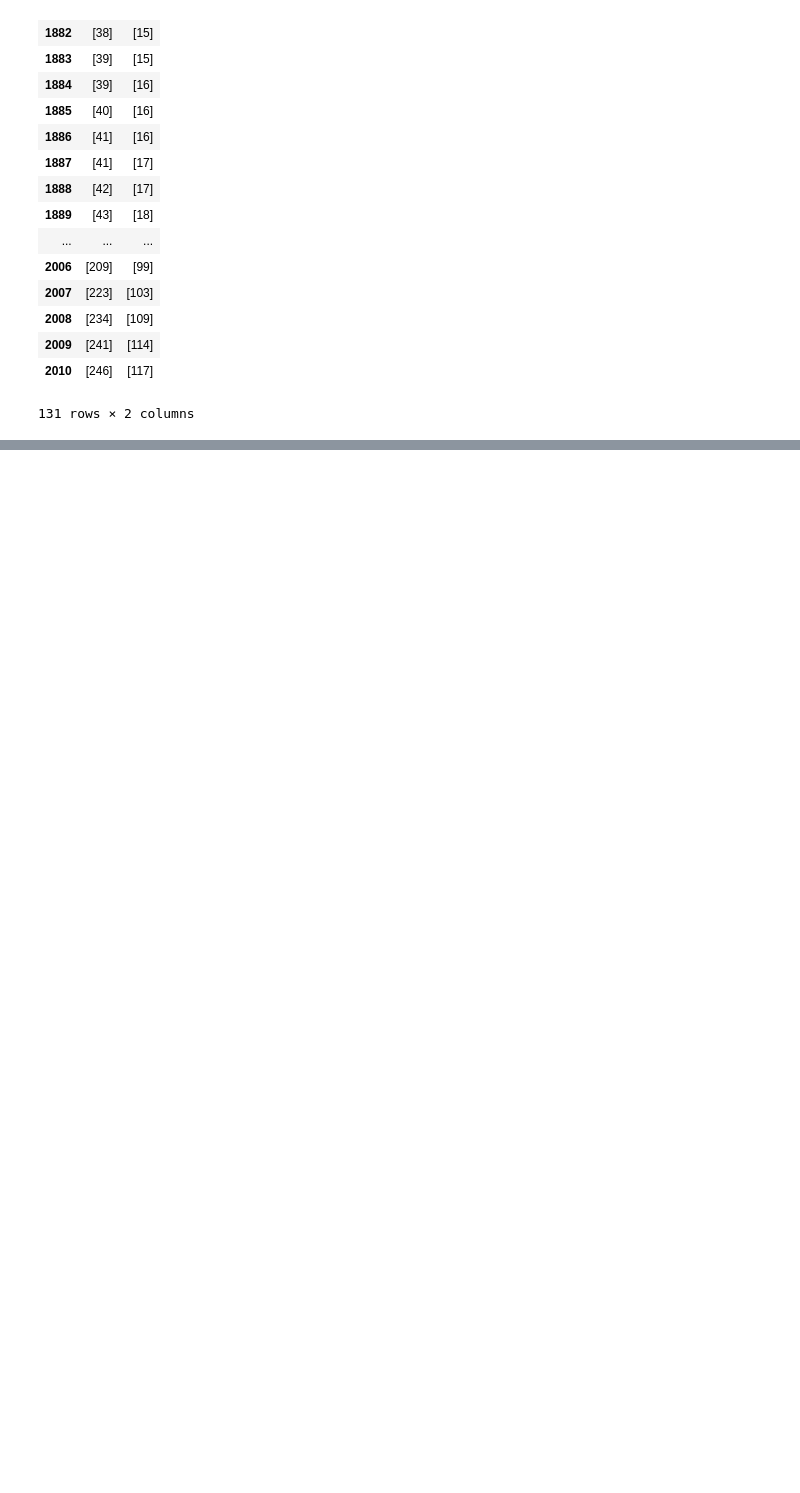
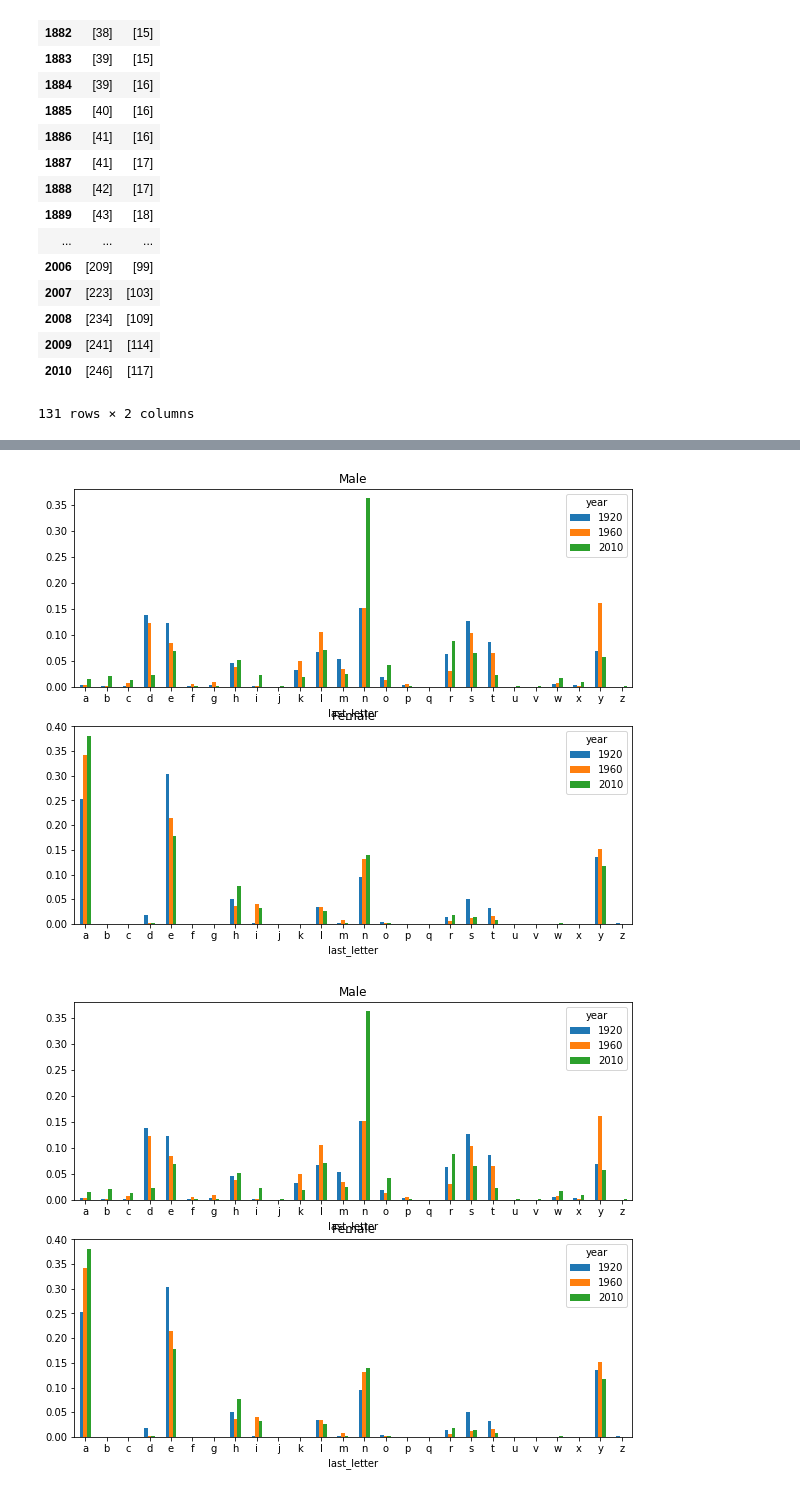
Before and after one commit to ab300819/py-utils, a Jupyter notebook: jupyter/analysis_baby_name.ipynb, the cells around one changed output, grey strips where cells are left out. Drawn from its saved outputs; the diff is of its cells as text; code cells hidden in the pictures; blank space fills up the shorter version.

```diff
--- a/jupyter/analysis_baby_name.ipynb
+++ b/jupyter/analysis_baby_name.ipynb
@@ -278,0 +277,8 @@ get_last_letter
+# %%
+get_last_letter=lambda x:x[-1]
+last_letters=names.name.map(get_last_letter)
+last_letters.name='last_letter'
+table=names.pivot_table('births',index=last_letters,columns=['sex','year'],aggfunc=sum)
+# %%
+subtable=table.reindex(columns=[1920,1960,2010],level='year')
+subtable.head()
@@ -278,0 +305,11 @@ get_last_letter
+# %%
+letter_prop=subtable/subtable.sum().astype(float)
+# %%
+import matplotlib.pyplot as plt
+fig,axes=plt.subplots(2,1,figsize=(10,8))
+letter_prop['M'].plot(kind='bar',rot=0,ax=axes[0],title='Male')
+letter_prop['F'].plot(kind='bar',rot=0,ax=axes[1],title='Female')
+plt.show()
+# %% [output]
+[figure, added]
+[figure, added]
```
Also changed, not shown: parts of 9 cells of this notebook.
